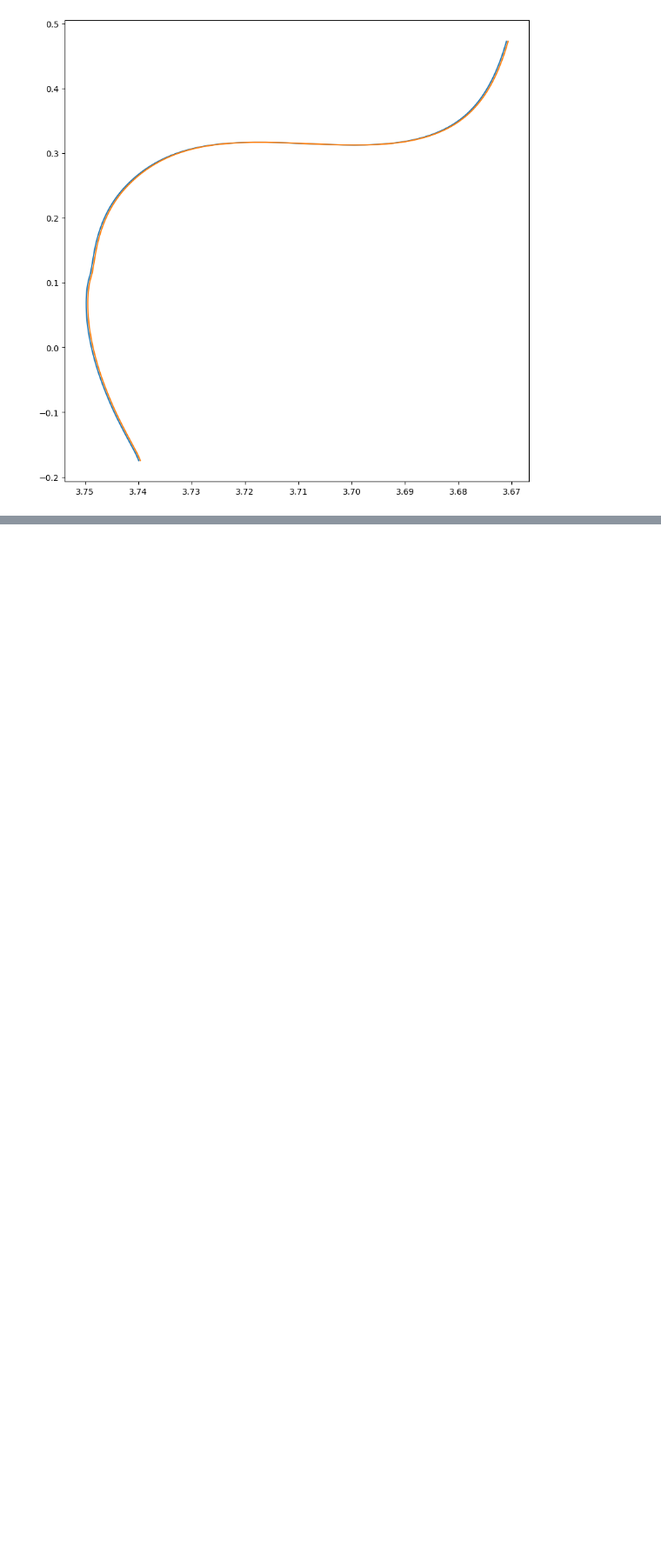
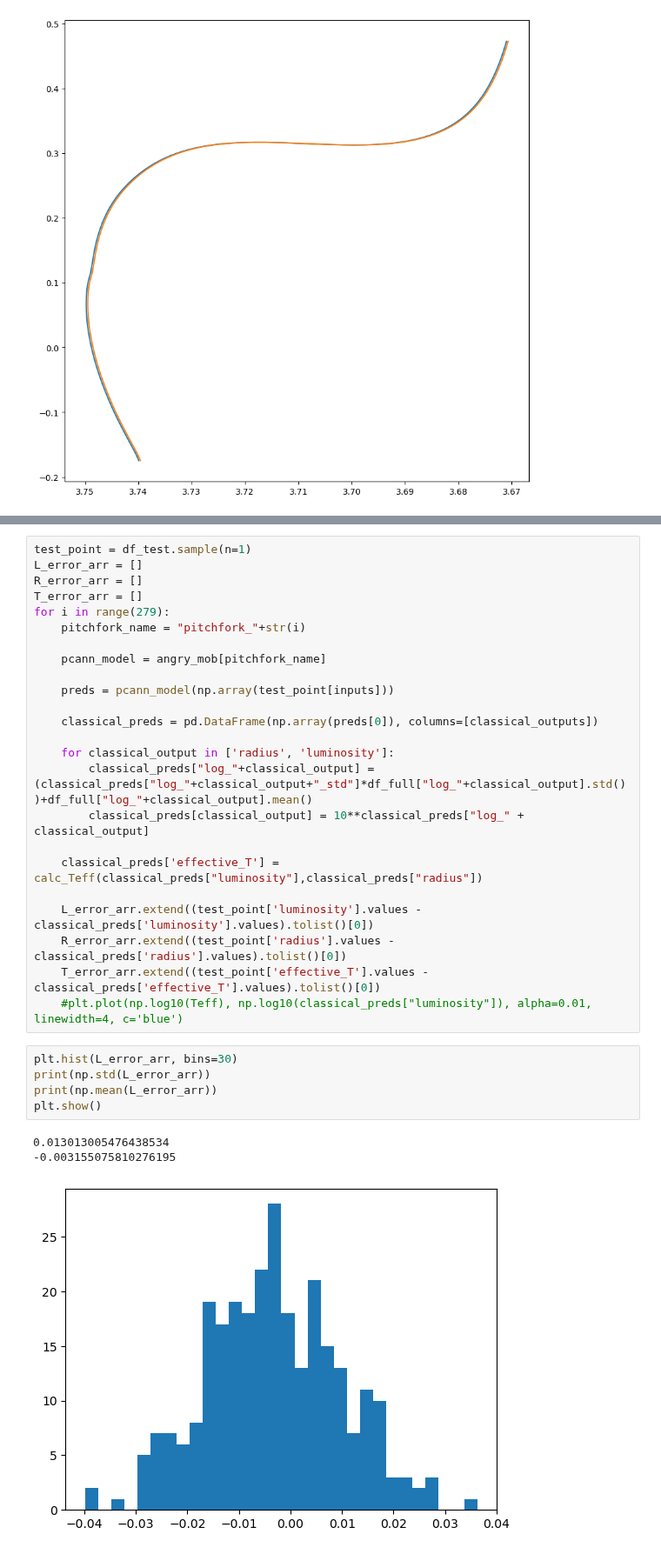
Before and after one commit to ojscutt/pitchfork, a Jupyter notebook: 3_angry_mob.ipynb, the cells around one changed output, grey strips where cells are left out. Shown at 87% size. Cells and saved outputs as stored; diff of their text form; blank space fills up the shorter version.

```diff
--- a/3_angry_mob.ipynb
+++ b/3_angry_mob.ipynb
@@ -268,0 +279,33 @@ plt.gca().invert_xaxis()
+# %%
+test_point = df_test.sample(n=1)
+L_error_arr = []
+R_error_arr = []
+T_error_arr = []
+for i in range(279):
+    pitchfork_name = "pitchfork_"+str(i)
+
+    pcann_model = angry_mob[pitchfork_name]
+
+    preds = pcann_model(np.array(test_point[inputs]))
+
+    classical_preds = pd.DataFrame(np.array(preds[0]), columns=[classical_outputs])
+
+    for classical_output in ['radius', 'luminosity']:
+        classical_preds["log_"+classical_output] = (classical_preds["log_"+classical_output+"_std"]*df_full["log_"+classical_output].std())+df_full["log_"+classical_output].mean()
+        classical_preds[classical_output] = 10**classical_preds["log_" + classical_output]
+
+    classical_preds['effective_T'] = calc_Teff(classical_preds["luminosity"],classical_preds["radius"])
+
+    L_error_arr.extend((test_point['luminosity'].values - classical_preds['luminosity'].values).tolist()[0])
+    R_error_arr.extend((test_point['radius'].values - classical_preds['radius'].values).tolist()[0])
+    T_error_arr.extend((test_point['effective_T'].values - classical_preds['effective_T'].values).tolist()[0])
+    #plt.plot(np.log10(Teff), np.log10(classical_preds["luminosity"]), alpha=0.01, linewidth=4, c='blue')
+# %%
+plt.hist(L_error_arr, bins=30)
+print(np.std(L_error_arr))
+print(np.mean(L_error_arr))
+plt.show()
+# %% [output]
+0.013013005476438534
+-0.003155075810276195
+[figure, added]
```
Also changed, not shown: parts of 10 cells of this notebook, 1 other file.
